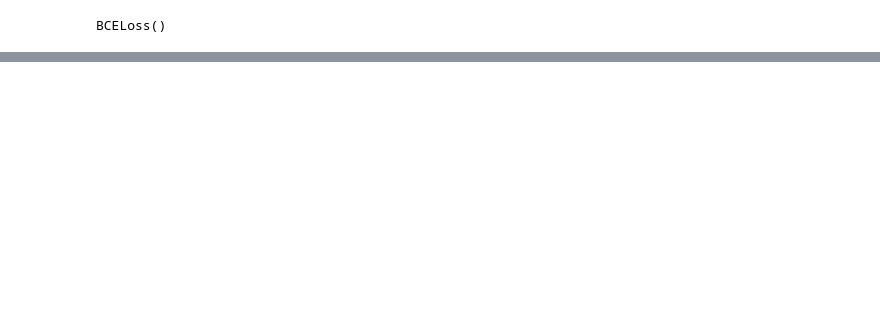
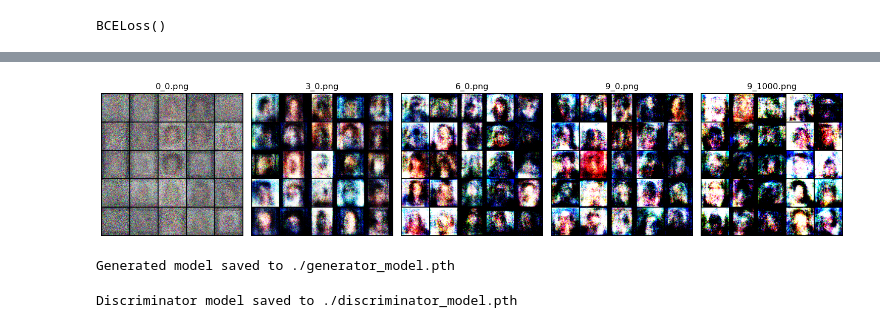
Before and after one commit to jasminecjwchen/COMS-4995-ACV-Project, a Jupyter notebook: models_v2/multiclass GAN.ipynb, the cells around one changed output, grey strips where cells are left out. Drawn from its saved outputs; the diff is of its cells as text; code cells hidden in the pictures; blank space fills up the shorter version.

```diff
--- a/models_v2/multiclass GAN.ipynb
+++ b/models_v2/multiclass GAN.ipynb
@@ -72,3 +40,21 @@ dataset = SpoofDataset(data_dir=data_dir, label_file=label_file, transform=data_
+# %%
+from torch.utils.data.sampler import SubsetRandomSampler
+import numpy as np
+
+dataset_size = len(dataset)
+indices = list(range(dataset_size))
+
+validation_split = 0.2
+split = int(np.floor(validation_split * dataset_size))
+np.random.shuffle(indices)
+
+train_indices, val_indices = indices[split:], indices[:split]
+
+train_sampler = SubsetRandomSampler(train_indices)
+validation_sampler = SubsetRandomSampler(val_indices)
+
+train_loader = torch.utils.data.DataLoader(dataset, batch_size=batch_size, sampler=train_sampler)
+validation_loader = torch.utils.data.DataLoader(dataset, batch_size=batch_size, sampler=validation_sampler)
 # %%
 import torch
 import torch.nn as nn
@@ -144,11 +125,3 @@ discriminator.to(device)
 adversarial_loss.to(device)
 # %% [output]
 BCELoss()
-# %%
-import os
-from torchvision.utils import save_image
-
-# Create the directory for saving images if it does not exist
-image_dir = "images"
-if not os.path.exists(image_dir):
-    os.makedirs(image_dir)
@@ -243,0 +177,40 @@ for epoch in range(n_epochs):
+# %%
+import matplotlib.pyplot as plt
+import matplotlib.image as mpimg
+
+image_paths = [f"./images_multiclass/{i}_0.png" for i in range(n_epochs) if i%3==0]+[f"./images_multiclass/{n_epochs-1}_1000.png"]
+
+fig, axs = plt.subplots(1, len(image_paths), figsize=(15, 10))
+
+for i, img_path in enumerate(image_paths):
+    img = mpimg.imread(img_path)
+    axs[i].imshow(img)
+    axs[i].axis('off')
+    axs[i].set_title(f"{img_path.split('/')[-1]}")
+
+plt.tight_layout()
+plt.show()
+# %% [output]
+[figure, added]
+# %%
+generated_model_save_path = "./generator_model.pth"
+
+torch.save({
+    'model_state_dict': generator.state_dict(),
+    'optimizer_state_dict': optimizer_G.state_dict(),
+}, generated_model_save_path)
+
+print(f"Generated model saved to {model_save_path}")
+# %% [output]
+Generated model saved to ./generator_model.pth
+# %%
+discriminator_model_save_path = "./discriminator_model.pth"
+
+torch.save({
+    'model_state_dict': discriminator.state_dict(),
+    'optimizer_state_dict': optimizer_D.state_dict(),
+}, discriminator_model_save_path)
+
+print(f"Discriminator model saved to {discriminator_model_save_path}")
+# %% [output]
+Discriminator model saved to ./discriminator_model.pth
```
Also changed, not shown: parts of 11 cells of this notebook.
